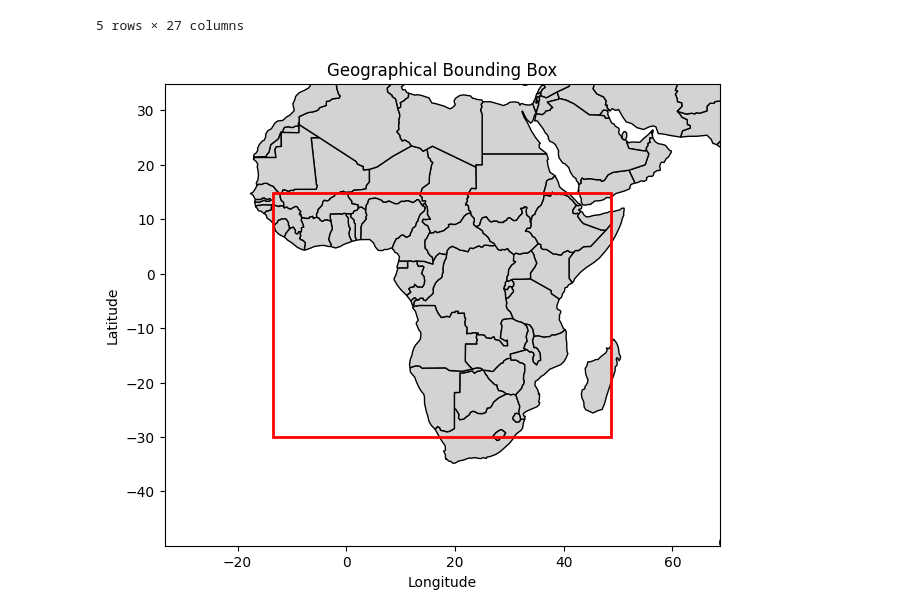
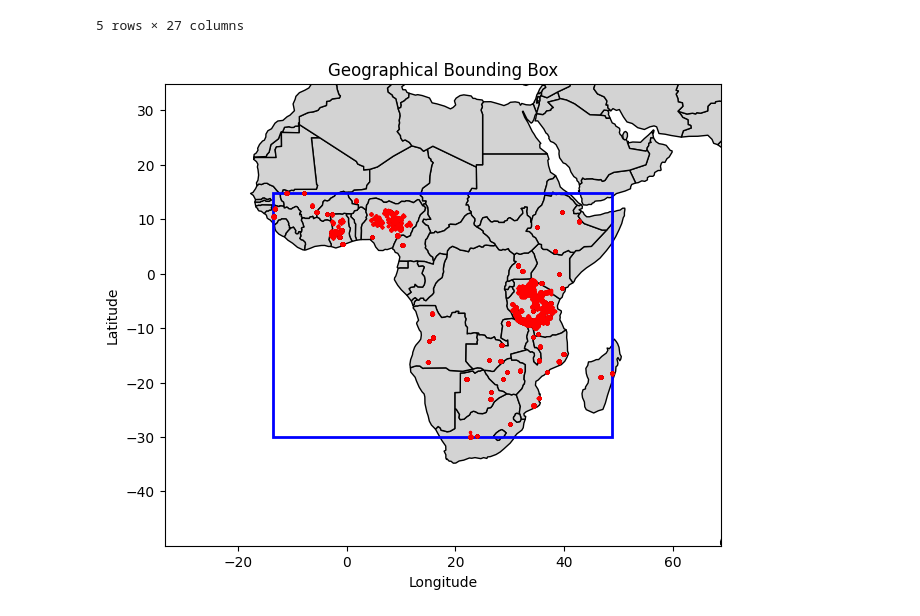
Before and after one commit to lucknera/projekt_interdyscyplinarny, a Jupyter notebook: models/mateusz-eda.ipynb, the cells around one changed output. Drawn from its saved outputs; the diff is of its cells as text; code cells hidden in the pictures.

```diff
--- a/models/mateusz-eda.ipynb
+++ b/models/mateusz-eda.ipynb
@@ -72,21 +79,25 @@ df.head()
 # %%
 world = gpd.read_file('../assets/world_map/world.shp')
 min_lon, max_lon = df['Longitude'].min(), df['Longitude'].max()
 min_lat, max_lat = df['Latitude'].min(), df['Latitude'].max()
 
+points = gpd.GeoDataFrame(df, geometry=gpd.points_from_xy(df['Longitude'], df['Latitude']))
+
 fig, ax = plt.subplots(figsize=(10, 6))
 world.plot(ax=ax, color='lightgray', edgecolor='black')
 
-rect = plt.Rectangle((min_lon, min_lat), max_lon - min_lon, max_lat - min_lat, linewidth=2, edgecolor='red', facecolor='none')
+rect = plt.Rectangle((min_lon, min_lat), max_lon - min_lon, max_lat - min_lat, linewidth=2, edgecolor='blue', facecolor='none')
 ax.add_patch(rect)
+
+points.plot(ax=ax, color='red', markersize=2)
 
 plt.title('Geographical Bounding Box')
 plt.xlabel('Longitude')
 plt.ylabel('Latitude')
 
 ax.set_xlim(min_lon - 20, max_lon + 20)
 ax.set_ylim(min_lat - 20, max_lat + 20)
 
 plt.show()
 # %% [output]
-[figure, old version]
+[figure, new version]
```
Also changed, not shown: parts of 1 cell of this notebook, 1 other file.
